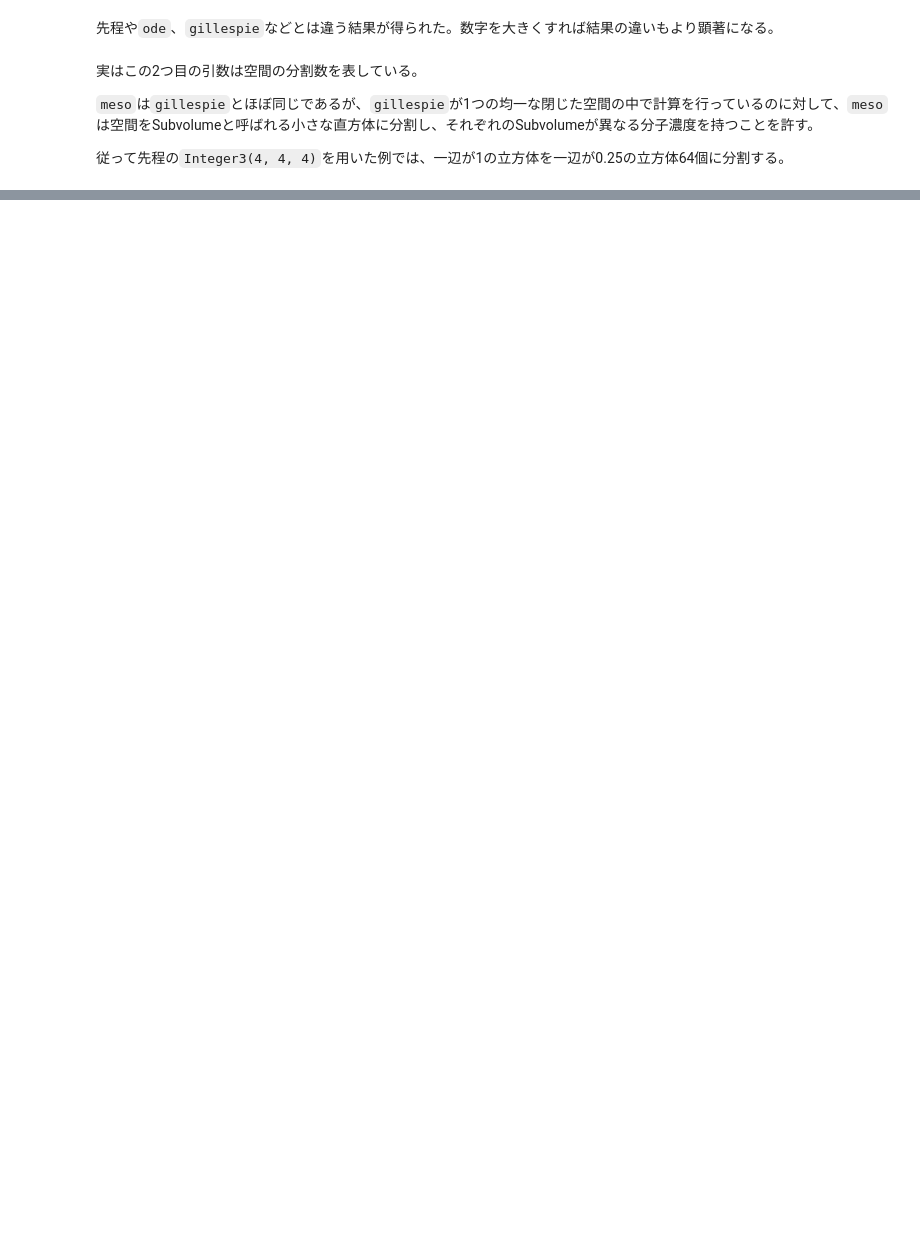
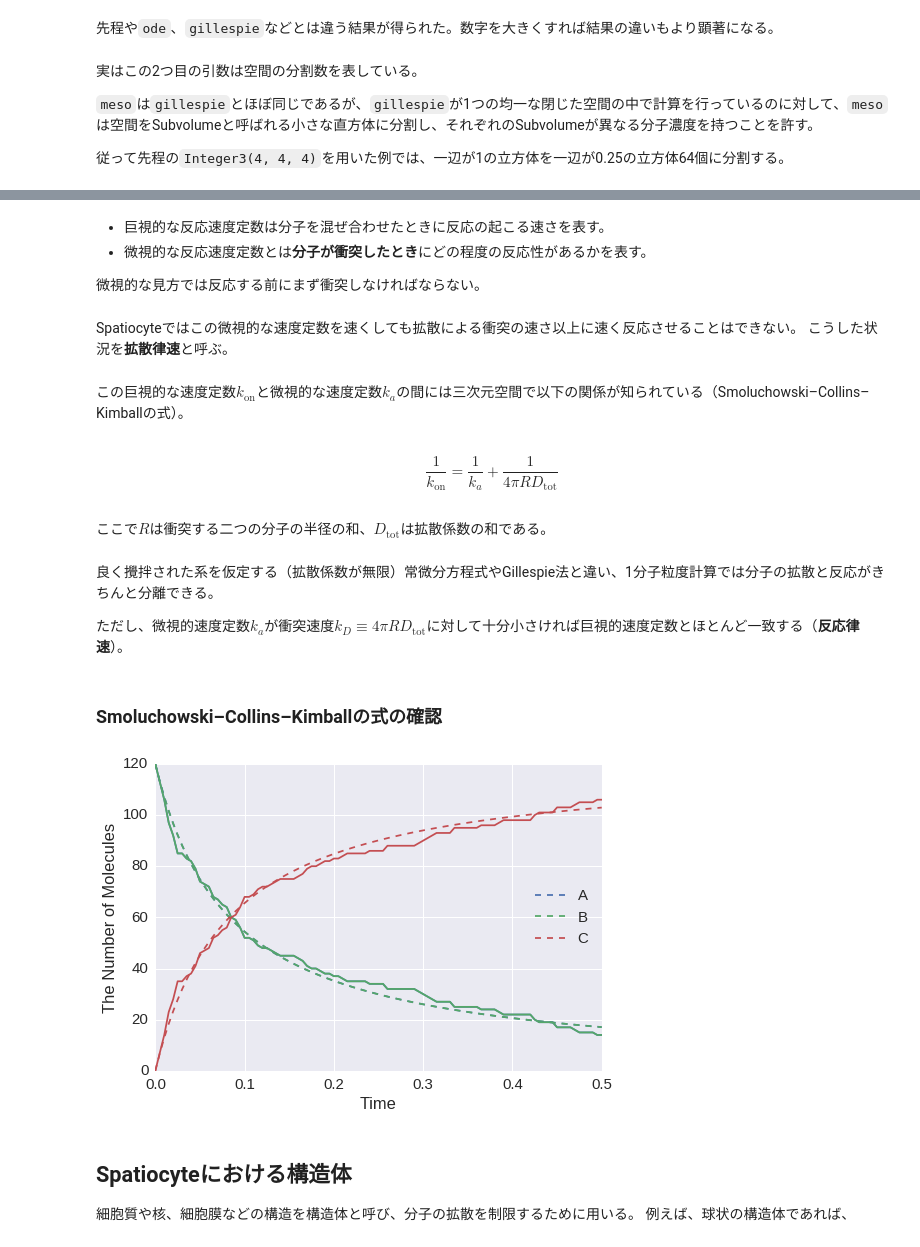
Before and after one commit to kozo2/ecell4-lectures, a Jupyter notebook: lecture4.ipynb, the cells around one changed output, grey strips where cells are left out. Cells and saved outputs as stored; diff of their text form; code cells hidden in the pictures; blank space fills up the shorter version.

```diff
--- a/lecture4.ipynb
+++ b/lecture4.ipynb
@@ -96,0 +400,36 @@ viz.plot_number_observer(obs)
+# %% [markdown]
+- 巨視的な反応速度定数は分子を混ぜ合わせたときに反応の起こる速さを表す。
+- 微視的な反応速度定数とは**分子が衝突したとき**にどの程度の反応性があるかを表す。
+
+微視的な見方では反応する前にまず衝突しなければならない。
+# %% [markdown]
+Spatiocyteではこの微視的な速度定数を速くしても拡散による衝突の速さ以上に速く反応させることはできない。
+こうした状況を**拡散律速**と呼ぶ。
+# %% [markdown]
+この巨視的な速度定数$k_\mathrm{on}$と微視的な速度定数$k_a$の間には三次元空間で以下の関係が知られている（Smoluchowski–Collins–Kimballの式）。
+# %% [markdown]
+$${\frac{1}{k_\mathrm{on}}=\frac{1}{k_a}+\frac{1}{4\pi RD_\mathrm{tot}}}$$
+# %% [markdown]
+ここで$R$は衝突する二つの分子の半径の和、$D_\mathrm{tot}$は拡散係数の和である。
+# %% [markdown]
+良く攪拌された系を仮定する（拡散係数が無限）常微分方程式やGillespie法と違い、1分子粒度計算では分子の拡散と反応がきちんと分離できる。
+
+ただし、微視的速度定数$k_a$が衝突速度$k_D{\equiv}4\pi RD_\mathrm{tot}$に対して十分小さければ巨視的速度定数とほとんど一致する（**反応律速**）。
+# %% [markdown]
+### Smoluchowski–Collins–Kimballの式の確認
+# %%
+kD = 4 * pi * 0.01 * 2
+ka = 1.0
+kon = ka * kD / (ka + kD)
+
+with reaction_rules():
+    A + B > C | kon
+
+run_simulation(0.5, y0={'A': 120, 'B': 120}, volume=2, opt_args=('--', obs1, '-'))
+# %% [output]
+[figure, added]
+# %% [markdown]
+## Spatiocyteにおける構造体
+
+細胞質や核、細胞膜などの構造を構造体と呼び、分子の拡散を制限するために用いる。
+例えば、球状の構造体であれば、
```
Also changed, not shown: parts of 103 cells of this notebook, 1 other file.
